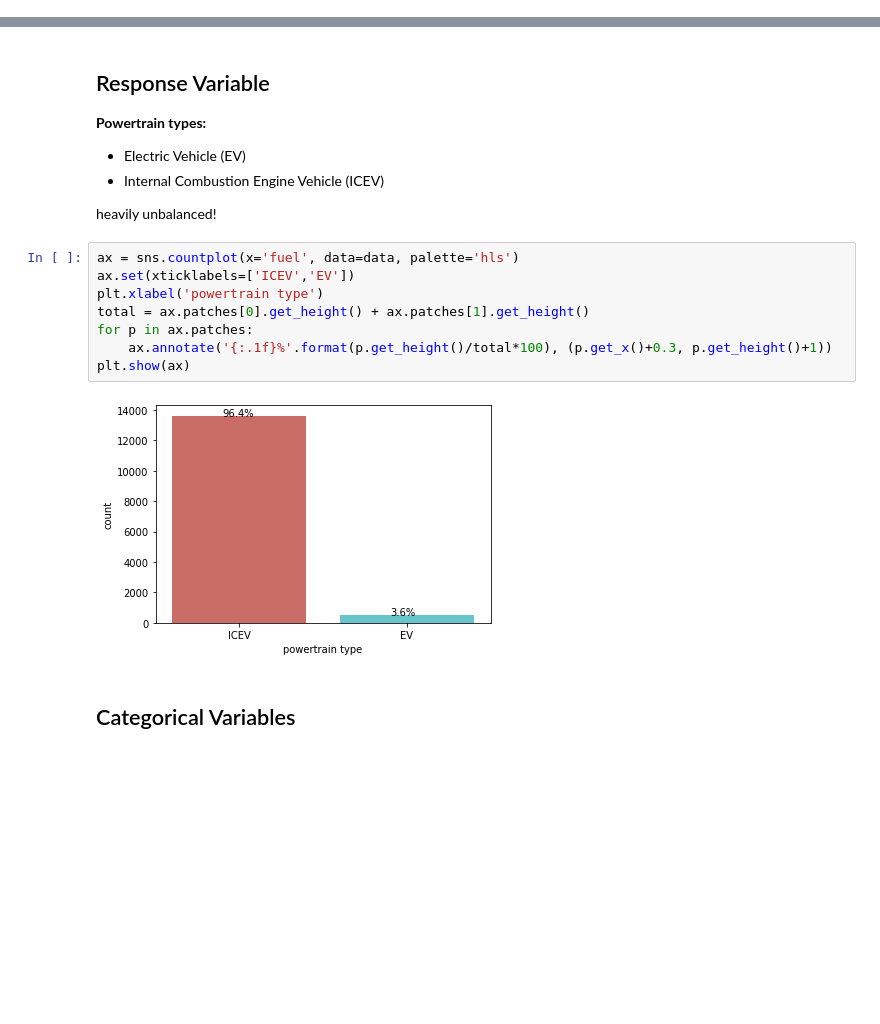
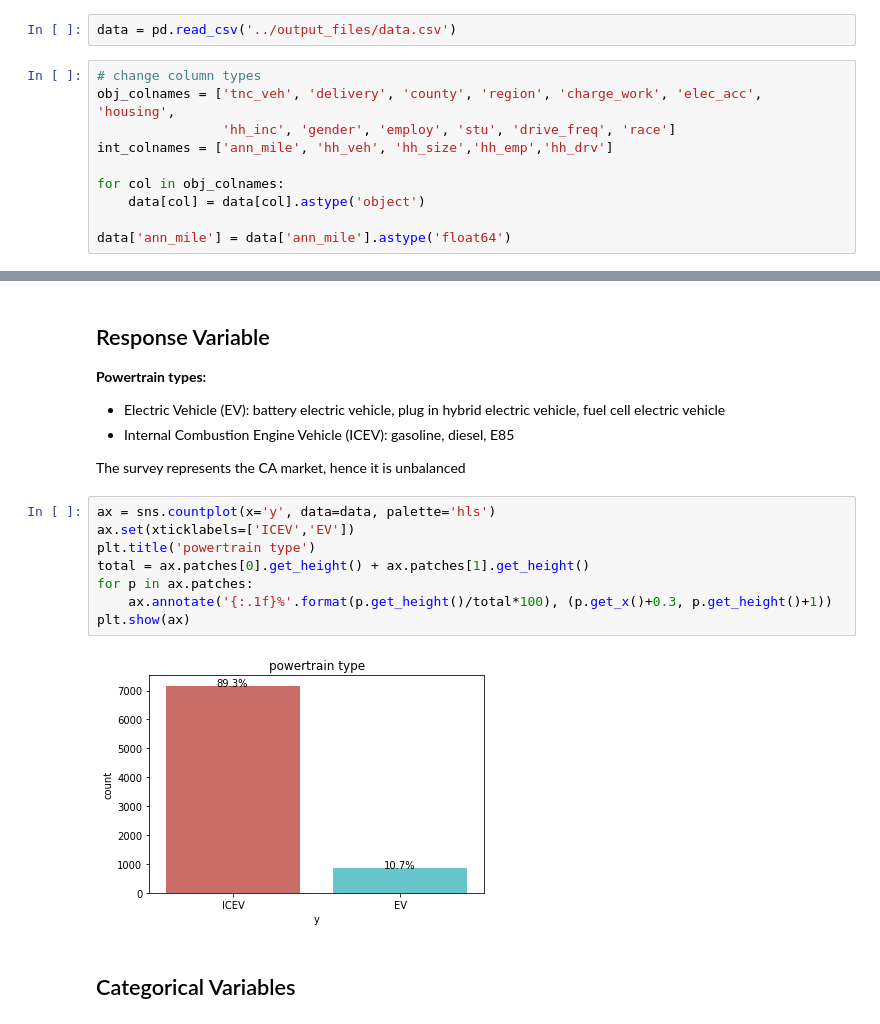
Before and after one commit to KoralleB/CA_Vehicle, a Jupyter notebook: notebook/DataExplore.ipynb, the cells around one changed output, grey strips where cells are left out. Cells and saved outputs as stored; diff of their text form; blank space fills up the shorter version.

```diff
--- a/notebook/DataExplore.ipynb
+++ b/notebook/DataExplore.ipynb
@@ -47,0 +17,12 @@ dtype: object
+# %%
+data = pd.read_csv('../output_files/data.csv')
+# %%
+# change column types
+obj_colnames = ['tnc_veh', 'delivery', 'county', 'region', 'charge_work', 'elec_acc', 'housing',
+                'hh_inc', 'gender', 'employ', 'stu', 'drive_freq', 'race']
+int_colnames = ['ann_mile', 'hh_veh', 'hh_size','hh_emp','hh_drv']
+
+for col in obj_colnames:
+    data[col] = data[col].astype('object')
+
+data['ann_mile'] = data['ann_mile'].astype('float64')
@@ -49,20 +35,20 @@ dtype: object
 ## Response Variable
 
 __Powertrain types:__
-* Electric Vehicle (EV)
-* Internal Combustion Engine Vehicle (ICEV)
+* Electric Vehicle (EV): battery electric vehicle, plug in hybrid electric vehicle, fuel cell electric vehicle
+* Internal Combustion Engine Vehicle (ICEV): gasoline, diesel, E85
 
-heavily unbalanced!
+The survey represents the CA market, hence it is unbalanced
 # %%
-ax = sns.countplot(x='fuel', data=data, palette='hls')
+ax = sns.countplot(x='y', data=data, palette='hls')
 ax.set(xticklabels=['ICEV','EV'])
-plt.xlabel('powertrain type')
+plt.title('powertrain type')
 total = ax.patches[0].get_height() + ax.patches[1].get_height()
 for p in ax.patches:
     ax.annotate('{:.1f}%'.format(p.get_height()/total*100), (p.get_x()+0.3, p.get_height()+1))
 plt.show(ax)
 # %% [output]
-[figure, old version]
+[figure, new version]
 # %% [markdown]
 ## Categorical Variables
 # %%
```
Also changed, not shown: parts of 28 cells of this notebook, 12 other files.
